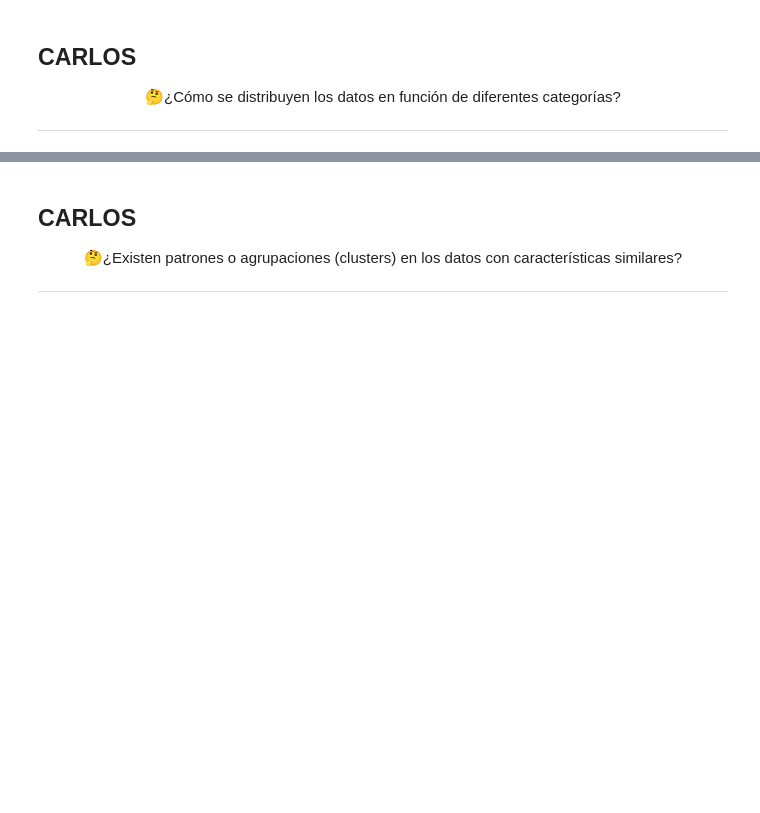
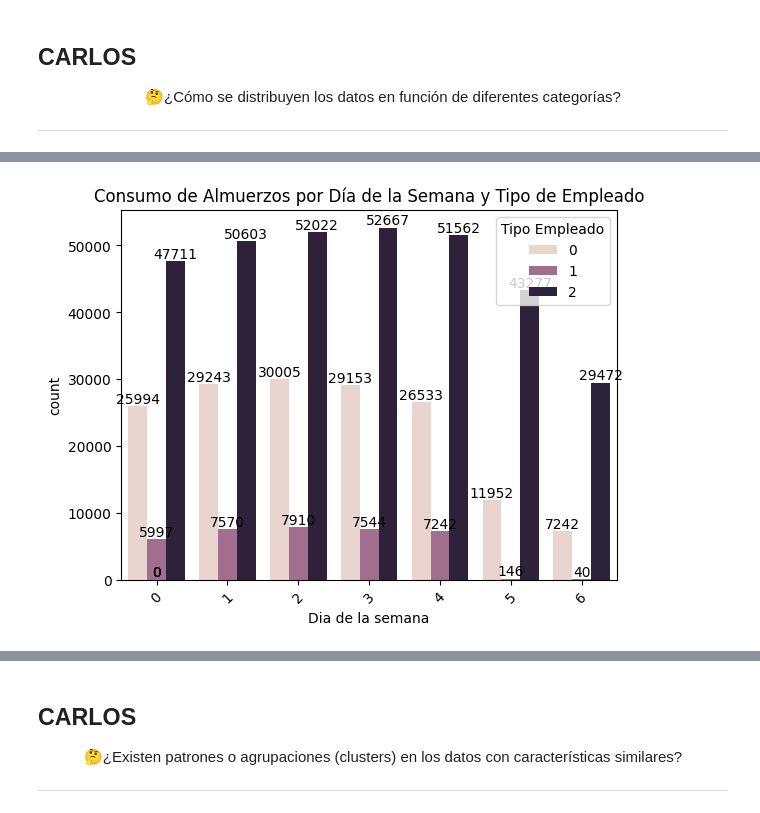
Before and after one commit to A01793509/Equipo_44, a Jupyter notebook: Avance1_44.ipynb, the cells around one changed output, grey strips where cells are left out. Cells and saved outputs as stored; diff of their text form; code cells hidden in the pictures; blank space fills up the shorter version.

```diff
--- a/Avance1_44.ipynb
+++ b/Avance1_44.ipynb
@@ -445,0 +499,18 @@ Esta correlación es **fuertemente negativa**, lo que confirma una tendencia de
+# %%
+# Gráfico de barras usando Seaborn
+ax = sns.countplot(x='Dia de la semana', hue='Tipo Empleado', data=dfCasinoConsumo)
+plt.title('Consumo de Almuerzos por Día de la Semana y Tipo de Empleado')
+
+# Añadir valores a las barras
+for p in ax.patches:
+    # Obtener la altura de cada barra
+    height = p.get_height()
+    # Colocar el texto en la posición adecuada
+    if pd.notna(height):  # solo colocar texto si la altura no es NaN
+        ax.text(p.get_x() + p.get_width() / 2., height + 5, int(height), ha='center', va='bottom')
+
+# Ajustar las etiquetas y mostrar el gráfico
+plt.xticks(rotation=45)
+plt.show()
+# %% [output]
+[figure, added]
```
Also changed, not shown: parts of 12 cells of this notebook.
